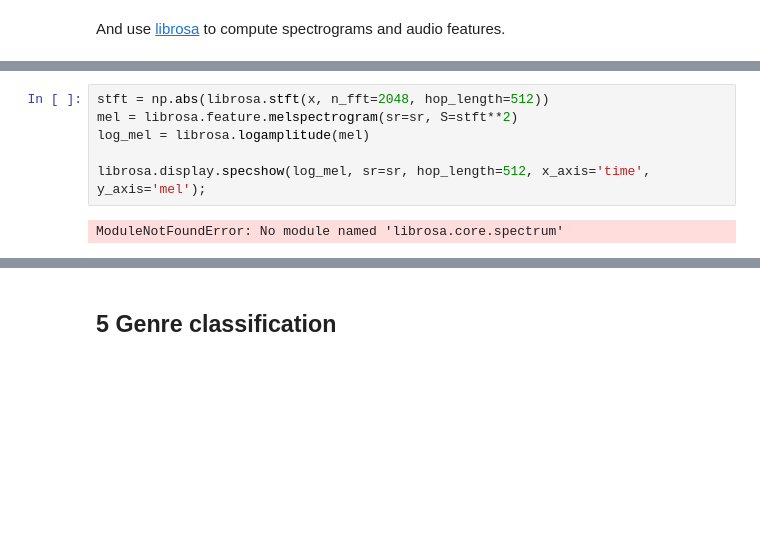
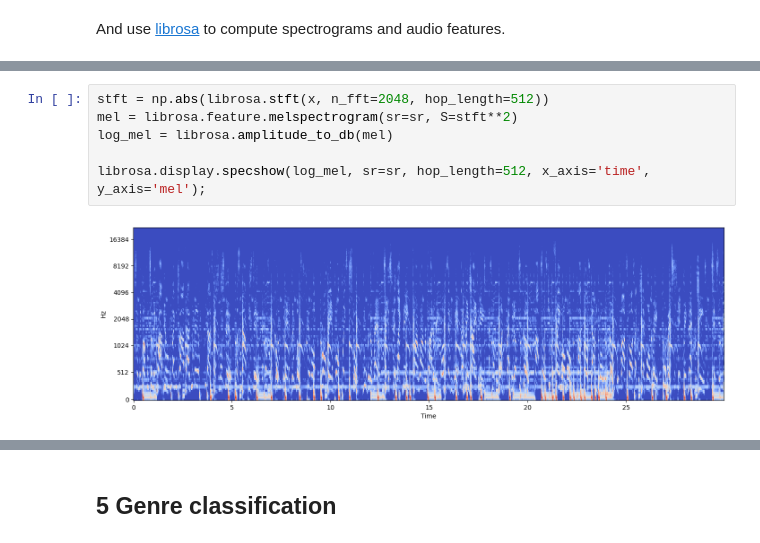
Before and after one commit to ruoyi-qiao/MusicGenreClassification, a Jupyter notebook: dataset_process/usage.ipynb, the cells around one changed output, grey strips where cells are left out. Drawn from its saved outputs; the diff is of its cells as text; blank space fills up the shorter version.

```diff
--- a/dataset_process/usage.ipynb
+++ b/dataset_process/usage.ipynb
@@ -303,11 +302,11 @@ AttributeError: module 'librosa.display' has no attribute 'waveplot'
 # %%
 stft = np.abs(librosa.stft(x, n_fft=2048, hop_length=512))
 mel = librosa.feature.melspectrogram(sr=sr, S=stft**2)
-log_mel = librosa.logamplitude(mel)
+log_mel = librosa.amplitude_to_db(mel)
 
 librosa.display.specshow(log_mel, sr=sr, hop_length=512, x_axis='time', y_axis='mel');
 # %% [output]
-ModuleNotFoundError: No module named 'librosa.core.spectrum'
+[figure, added]
 # %%
 mfcc = librosa.feature.mfcc(S=librosa.power_to_db(mel), n_mfcc=20)
 mfcc = skl.preprocessing.StandardScaler().fit_transform(mfcc)
```
Also changed, not shown: parts of 5 cells of this notebook, 6 other files.
